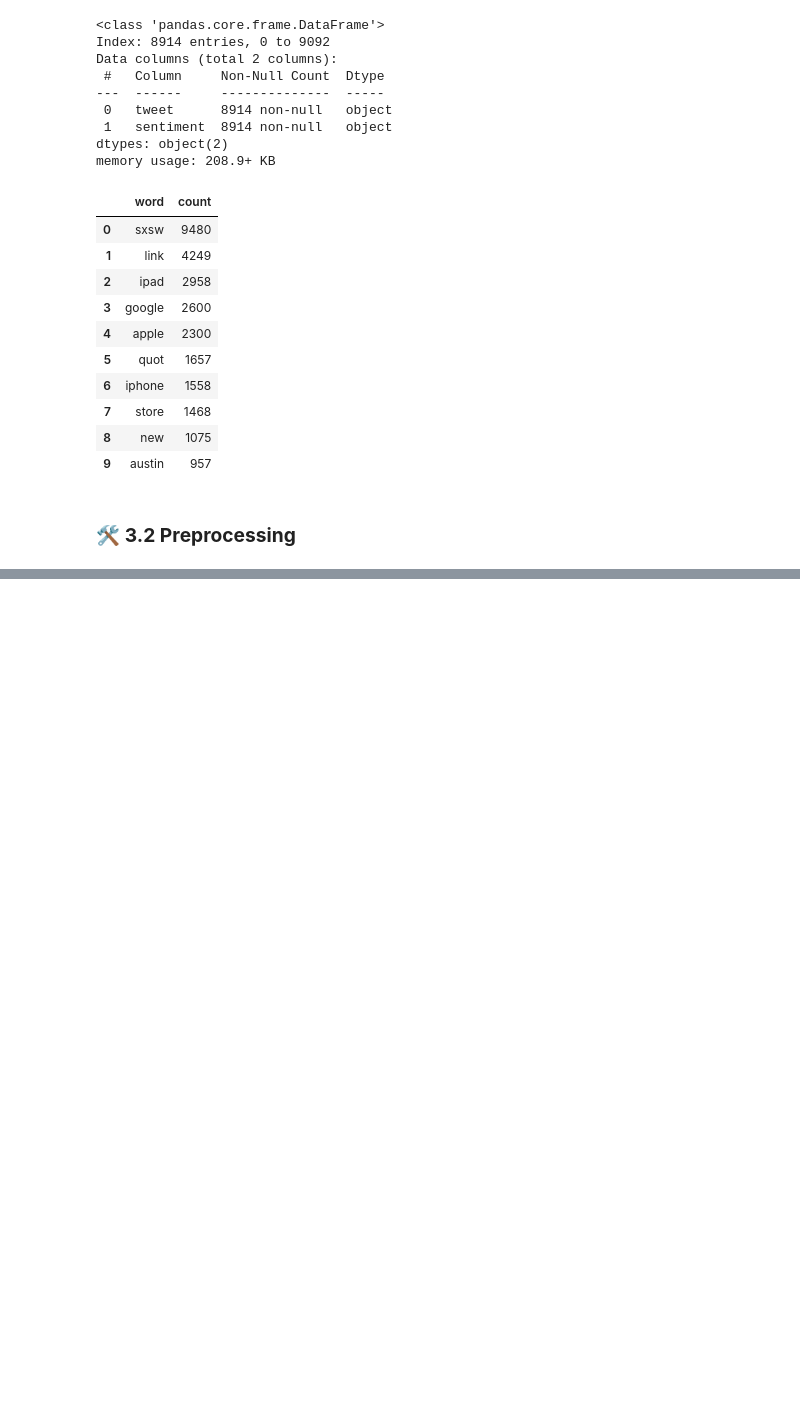
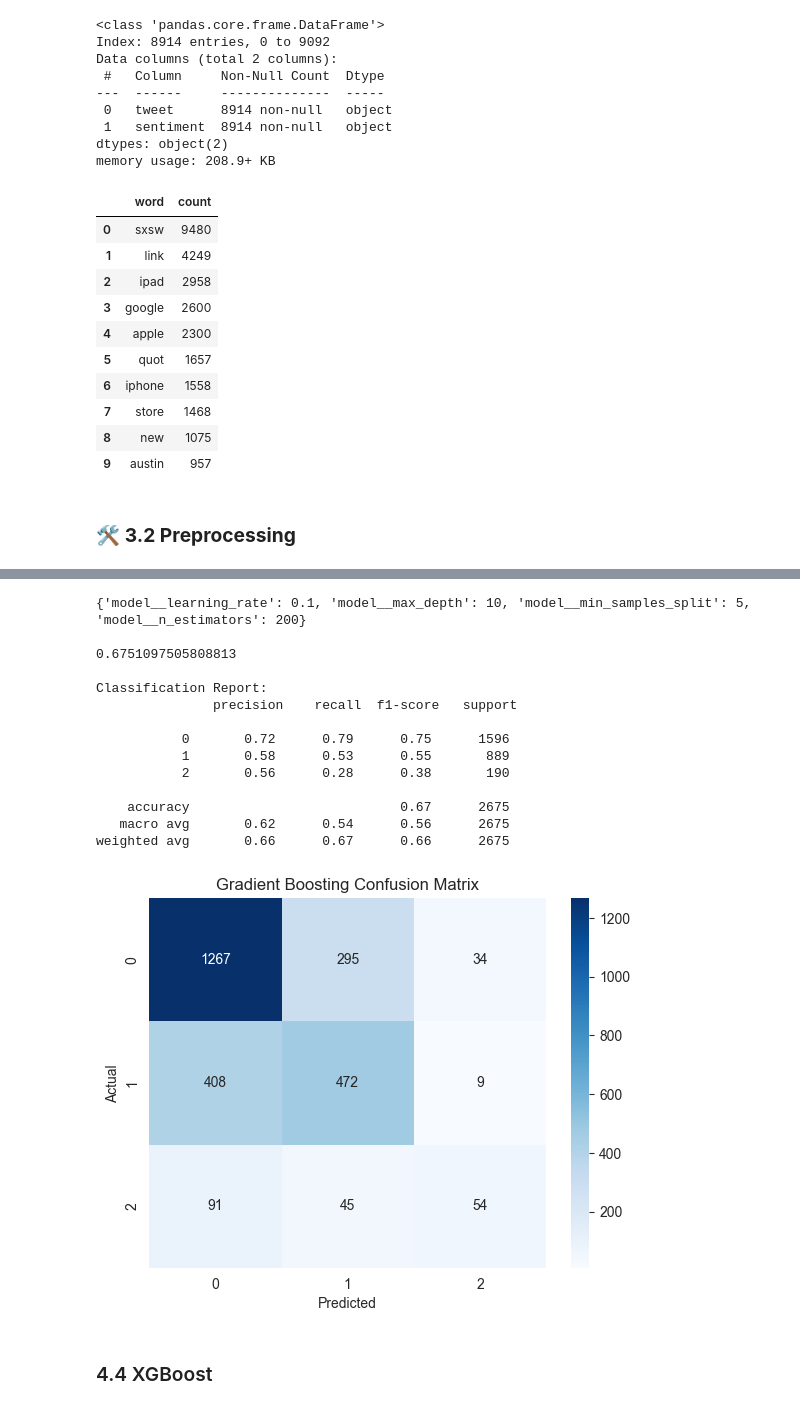
Before and after one commit to Patoh254code/product_brand_sentiment_analysis, a Jupyter notebook: index.ipynb, the cells around one changed output, grey strips where cells are left out. Drawn from its saved outputs; the diff is of its cells as text; code cells hidden in the pictures; blank space fills up the shorter version.

```diff
--- a/index.ipynb
+++ b/index.ipynb
@@ -525,0 +723,20 @@ def feature_engineer(text):
+# %%
+# 2. Performance with feature engineering
+
+#Instanstiate model
+gb = GradientBoostingClassifier()
+
+# Set the model to our pipeline
+nlp_pipe_eng.set_params(model=gb)
+
+# Grid Search
+gb_params = {
+    'model__n_estimators': [200],
+    'model__learning_rate': [0.01, 0.1],
+    'model__max_depth': [10],
+    'model__min_samples_split': [5],
+}
+
+# Fit the grid search
+gs_gb_eng = GridSearchCV(nlp_pipe_eng, gb_params, scoring='accuracy', cv=5, n_jobs=-1)
+gs_gb_eng.fit(X_train, y_train)
@@ -525,0 +761,21 @@ def feature_engineer(text):
+# %%
+performance = model_perfomance(gs_gb_eng, "Gradient Boosting")
+performance
+# %% [output]
+{'model__learning_rate': 0.1, 'model__max_depth': 10, 'model__min_samples_split': 5, 'model__n_estimators': 200}
+
+0.6751097505808813
+
+Classification Report:
+               precision    recall  f1-score   support
+
+           0       0.72      0.79      0.75      1596
+           1       0.58      0.53      0.55       889
+           2       0.56      0.28      0.38       190
+
+    accuracy                           0.67      2675
+   macro avg       0.62      0.54      0.56      2675
+weighted avg       0.66      0.67      0.66      2675
+[figure, added]
+# %% [markdown]
+### 4.4 XGBoost
```
Also changed, not shown: parts of 25 cells of this notebook.
